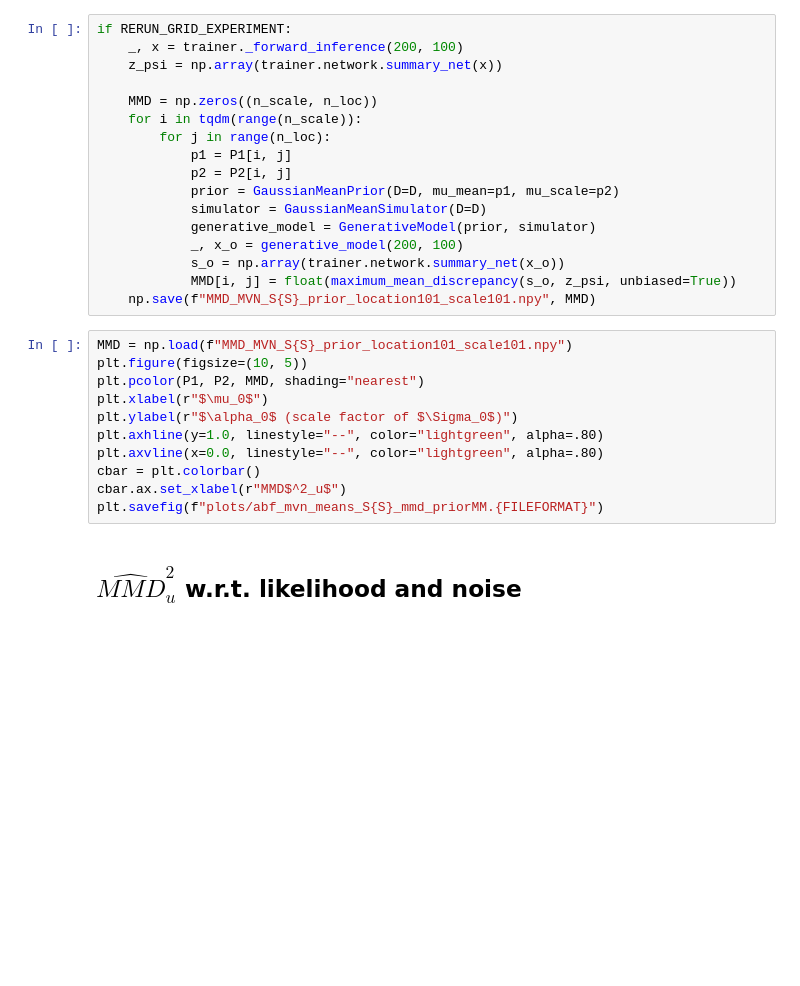
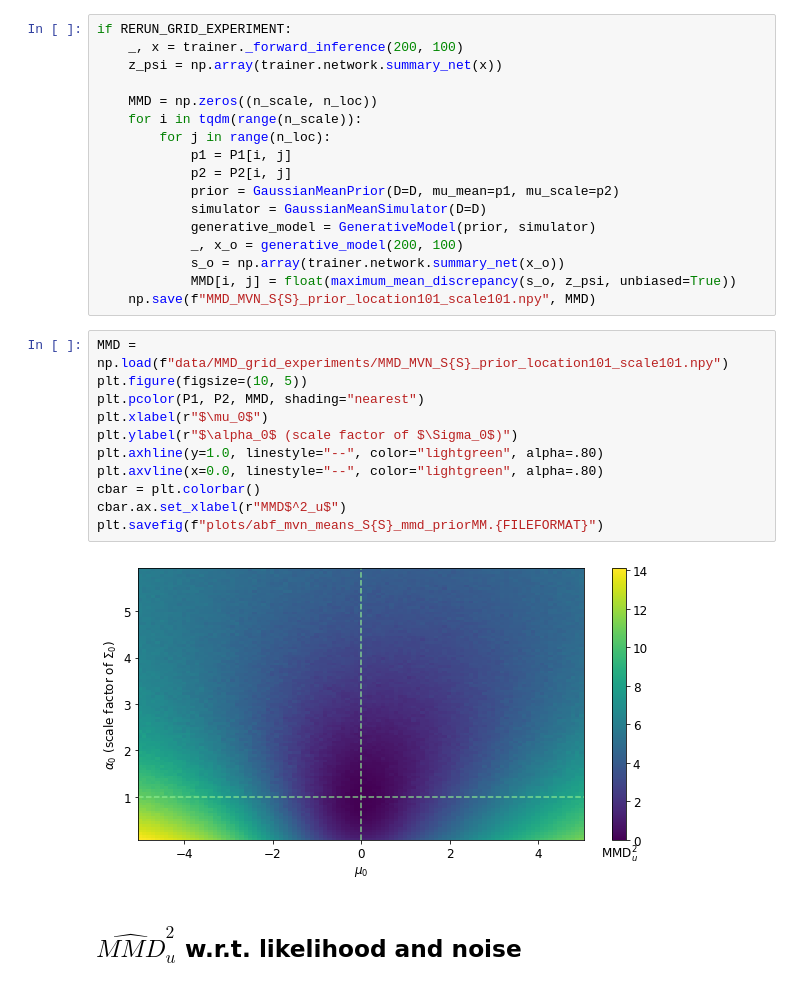
Before and after one commit to marvinschmitt/ModelMisspecificationBF, a Jupyter notebook: abf_mvn_means.ipynb, the cells around one changed output. Saved outputs shown, nothing was run; the diff lists cells and outputs as text; blank space fills up the shorter version.

```diff
--- a/abf_mvn_means.ipynb
+++ b/abf_mvn_means.ipynb
@@ -421,16 +424,18 @@ if RERUN_GRID_EXPERIMENT:
             MMD[i, j] = float(maximum_mean_discrepancy(s_o, z_psi, unbiased=True))
     np.save(f"MMD_MVN_S{S}_prior_location101_scale101.npy", MMD)
 # %%
-MMD = np.load(f"MMD_MVN_S{S}_prior_location101_scale101.npy")
+MMD = np.load(f"data/MMD_grid_experiments/MMD_MVN_S{S}_prior_location101_scale101.npy")
 plt.figure(figsize=(10, 5))
 plt.pcolor(P1, P2, MMD, shading="nearest")
 plt.xlabel(r"$\mu_0$")
 plt.ylabel(r"$\alpha_0$ (scale factor of $\Sigma_0$)")
 plt.axhline(y=1.0, linestyle="--", color="lightgreen", alpha=.80)
 plt.axvline(x=0.0, linestyle="--", color="lightgreen", alpha=.80)
 cbar = plt.colorbar()
 cbar.ax.set_xlabel(r"MMD$^2_u$")
 plt.savefig(f"plots/abf_mvn_means_S{S}_mmd_priorMM.{FILEFORMAT}")
+# %% [output]
+[figure, added]
 # %% [markdown]
 ## $\widehat{MMD}^2_u$ w.r.t. likelihood and noise
 # %%
```
Also changed, not shown: parts of 18 cells of this notebook.
